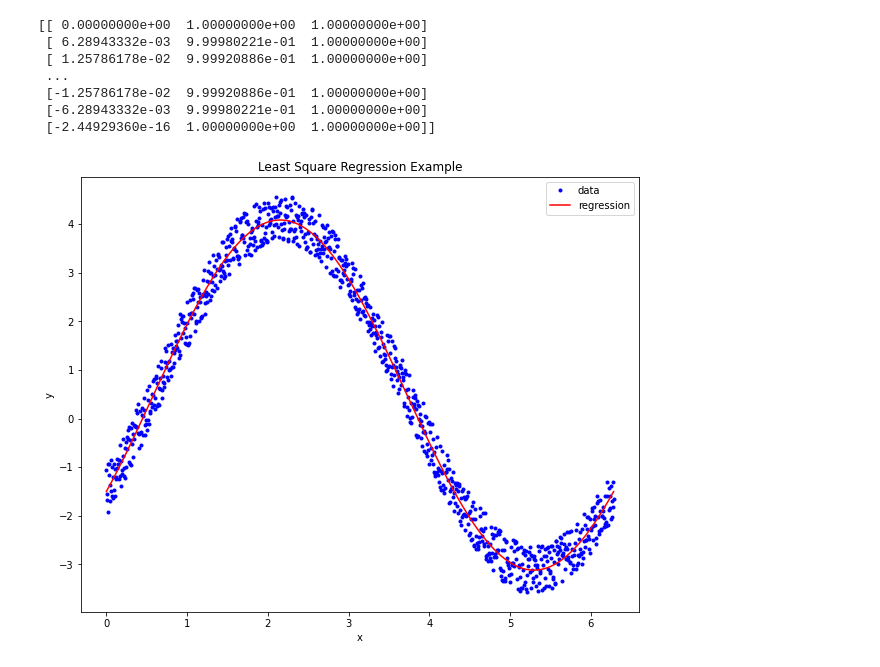
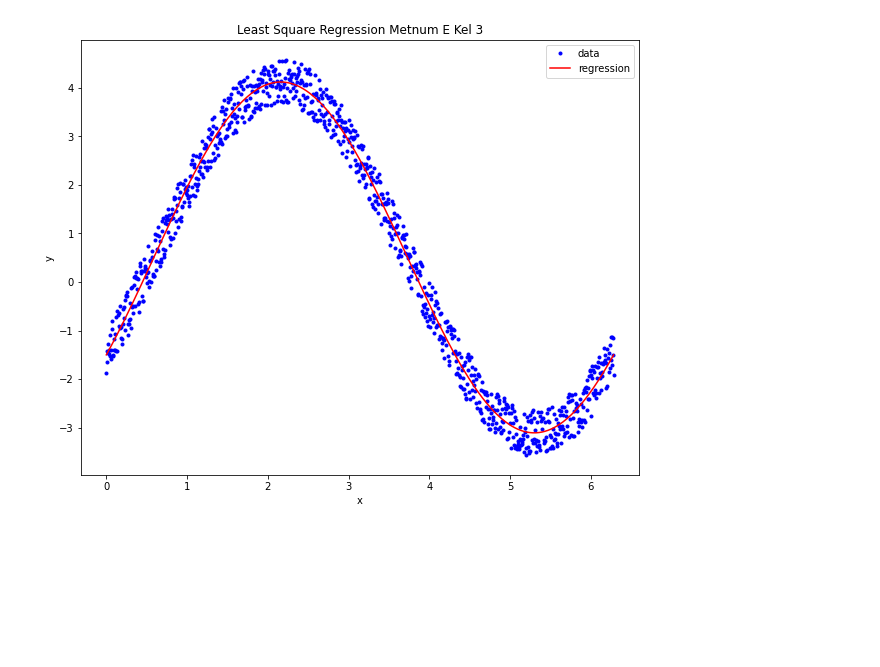
Before and after one commit to SulthanAbiyyu/metnum, a Jupyter notebook: kuliah/LK06.ipynb, the cells around one changed output. Drawn from its saved outputs; the diff is of its cells as text; code cells hidden in the pictures; blank space fills up the shorter version.

```diff
--- a/kuliah/LK06.ipynb
+++ b/kuliah/LK06.ipynb
@@ -4,36 +4,29 @@ import matplotlib.pyplot as plt
 # %%
 x = np.linspace(0, 2*np.pi, 1000)
 y = 3*np.sin(x) - 2*np.cos(x) + np.random.random(len(x))
 f = [np.sin, np.cos]
 
 def my_lin_regression(x, y, f):
     xs = []
     for i in range(len(f)):
         xs.append([f[i](j) for j in x])
     A = np.vstack([xs, np.ones(len(x))]).T
 
     return np.linalg.inv(A.T @ A) @ A.T @ y
 
 
 beta = my_lin_regression(x, y, f)
 
 plt.figure(figsize=(10, 8))
 plt.plot(x, y, 'b.', label='data')
 plt.plot(x, beta[0]*f[0](x)+beta[1]*f[1](x)+beta[2], 'r', label='regression')
 plt.xlabel('x')
 plt.ylabel('y')
-plt.title('Least Square Regression Example')
+plt.title('Least Square Regression Metnum E Kel 3')
 plt.legend()
 plt.show()
 # %% [output]
-[[ 0.00000000e+00  1.00000000e+00  1.00000000e+00]
- [ 6.28943332e-03  9.99980221e-01  1.00000000e+00]
- [ 1.25786178e-02  9.99920886e-01  1.00000000e+00]
- ...
- [-1.25786178e-02  9.99920886e-01  1.00000000e+00]
- [-6.28943332e-03  9.99980221e-01  1.00000000e+00]
- [-2.44929360e-16  1.00000000e+00  1.00000000e+00]]
-[figure, old version]
+[figure, new version]
 # %%
 x = np.linspace(0, 1, 1000)
 y = 2*np.exp(-0.5*x) + 0.25*np.random.random(len(x))
```
Also changed, not shown: parts of 1 cell of this notebook, 5 other files.
